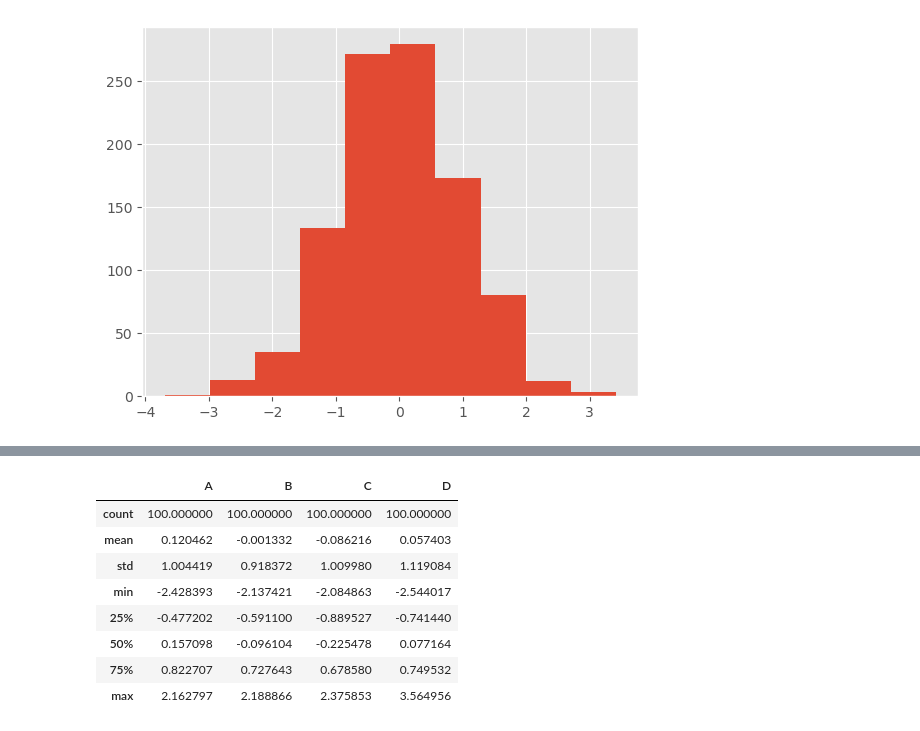
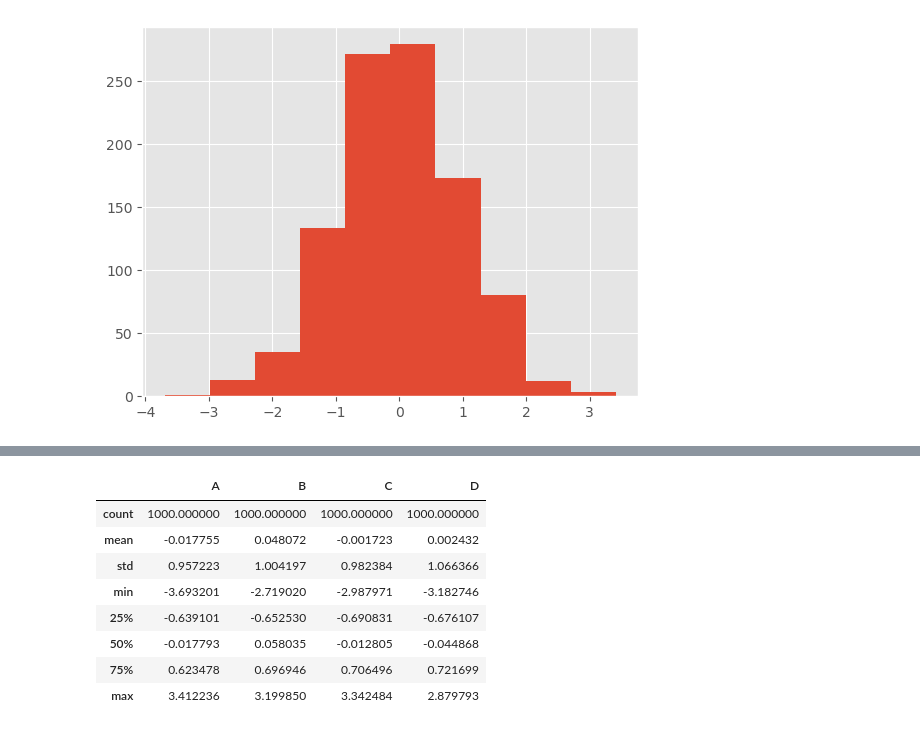
Before and after one commit to harikrishnad1997/Python-Training-experiments, a Jupyter notebook: 02-Basics-Dataviz.ipynb, the cells around one changed output, grey strips where cells are left out. Drawn from its saved outputs; the diff is of its cells as text; code cells hidden in the pictures.

```diff
--- a/02-Basics-Dataviz.ipynb
+++ b/02-Basics-Dataviz.ipynb
@@ -531,12 +488,15 @@ df.head()
+# %%
+df1 = pd.read_csv('df1',index_col=0)
+df2 = pd.read_csv('df2')
 # %%
-df.describe()
+df1.describe()
 # %% [output]
 |  | A | B | C | D |
-| count | 100.000000 | 100.000000 | 100.000000 | 100.000000 |
-| mean | 0.120462 | -0.001332 | -0.086216 | 0.057403 |
-| std | 1.004419 | 0.918372 | 1.009980 | 1.119084 |
-| min | -2.428393 | -2.137421 | -2.084863 | -2.544017 |
-| 25% | -0.477202 | -0.591100 | -0.889527 | -0.741440 |
-| 50% | 0.157098 | -0.096104 | -0.225478 | 0.077164 |
-| 75% | 0.822707 | 0.727643 | 0.678580 | 0.749532 |
-| max | 2.162797 | 2.188866 | 2.375853 | 3.564956 |
+| count | 1000.000000 | 1000.000000 | 1000.000000 | 1000.000000 |
+| mean | -0.017755 | 0.048072 | -0.001723 | 0.002432 |
+| std | 0.957223 | 1.004197 | 0.982384 | 1.066366 |
+| min | -3.693201 | -2.719020 | -2.987971 | -3.182746 |
+| 25% | -0.639101 | -0.652530 | -0.690831 | -0.676107 |
+| 50% | -0.017793 | 0.058035 | -0.012805 | -0.044868 |
+| 75% | 0.623478 | 0.696946 | 0.706496 | 0.721699 |
+| max | 3.412236 | 3.199850 | 3.342484 | 2.879793 |
```
Also changed, not shown: parts of 36 cells of this notebook.
